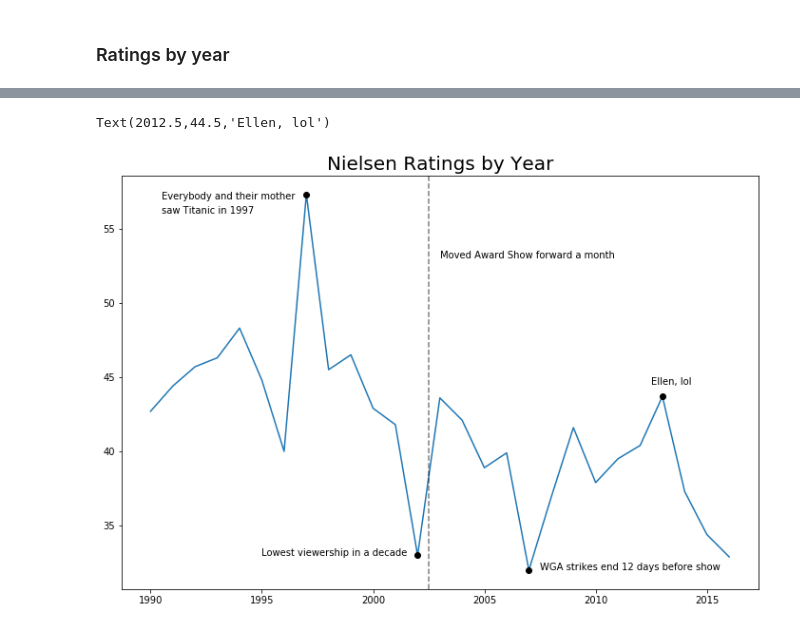
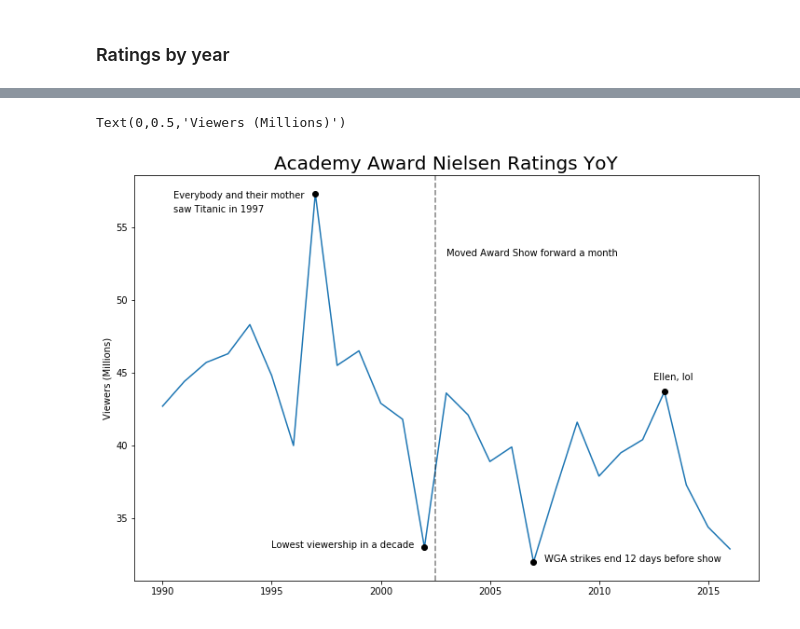
Before and after one commit to NapsterInBlue/Academy-Awards, a Jupyter notebook: Academy EDA.ipynb, the cells around one changed output, grey strips where cells are left out. Drawn from its saved outputs; the diff is of its cells as text; code cells hidden in the pictures.

```diff
--- a/Academy EDA.ipynb
+++ b/Academy EDA.ipynb
@@ -134,22 +214,24 @@ In light of the record low viewership from the preceding year's ceremony, the Ac
 # %%
 fig, ax = plt.subplots(figsize=(12, 8))
 ax.plot(df['year'], df['nielsen'])
-ax.set_title('Nielsen Ratings by Year', size=20)
+ax.set_title('Academy Award Nielsen Ratings YoY', size=20)
 
 ax.plot(1997, 57.3, 'ok')
 ax.annotate('Everybody and their mother', (1990.5, 57))
 ax.annotate('saw Titanic in 1997', (1990.5, 56))
 ax.plot(2002, 33, 'ok')
 ax.annotate('Lowest viewership in a decade', (1995, 33))
 
 ax.axvline(2002.5, alpha=.5, linestyle='--', color='k')
 ax.annotate('Moved Award Show forward a month', (2003, 53))
 
 ax.plot(2007, 32, 'ok')
 ax.annotate('WGA strikes end 12 days before show', (2007.5, 32))
 
 ax.plot(2013, 43.7, 'ok')
 ax.annotate('Ellen, lol', (2012.5, 44.5))
+
+ax.set_ylabel('Viewers (Millions)')
 # %% [output]
-Text(2012.5,44.5,'Ellen, lol')
+Text(0,0.5,'Viewers (Millions)')
-[figure, old version]
+[figure, new version]
```
Also changed, not shown: parts of 14 cells of this notebook, 12 other files.
